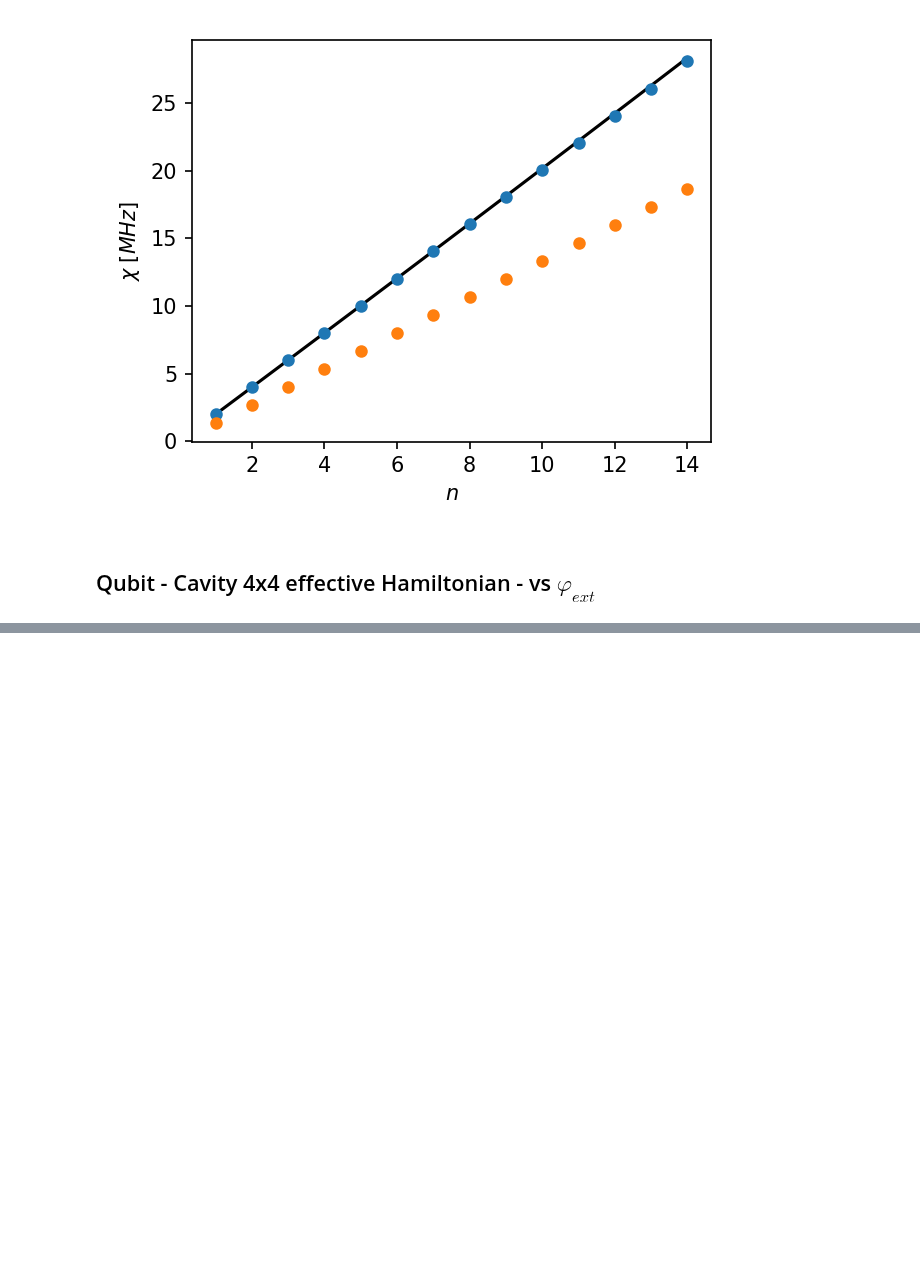
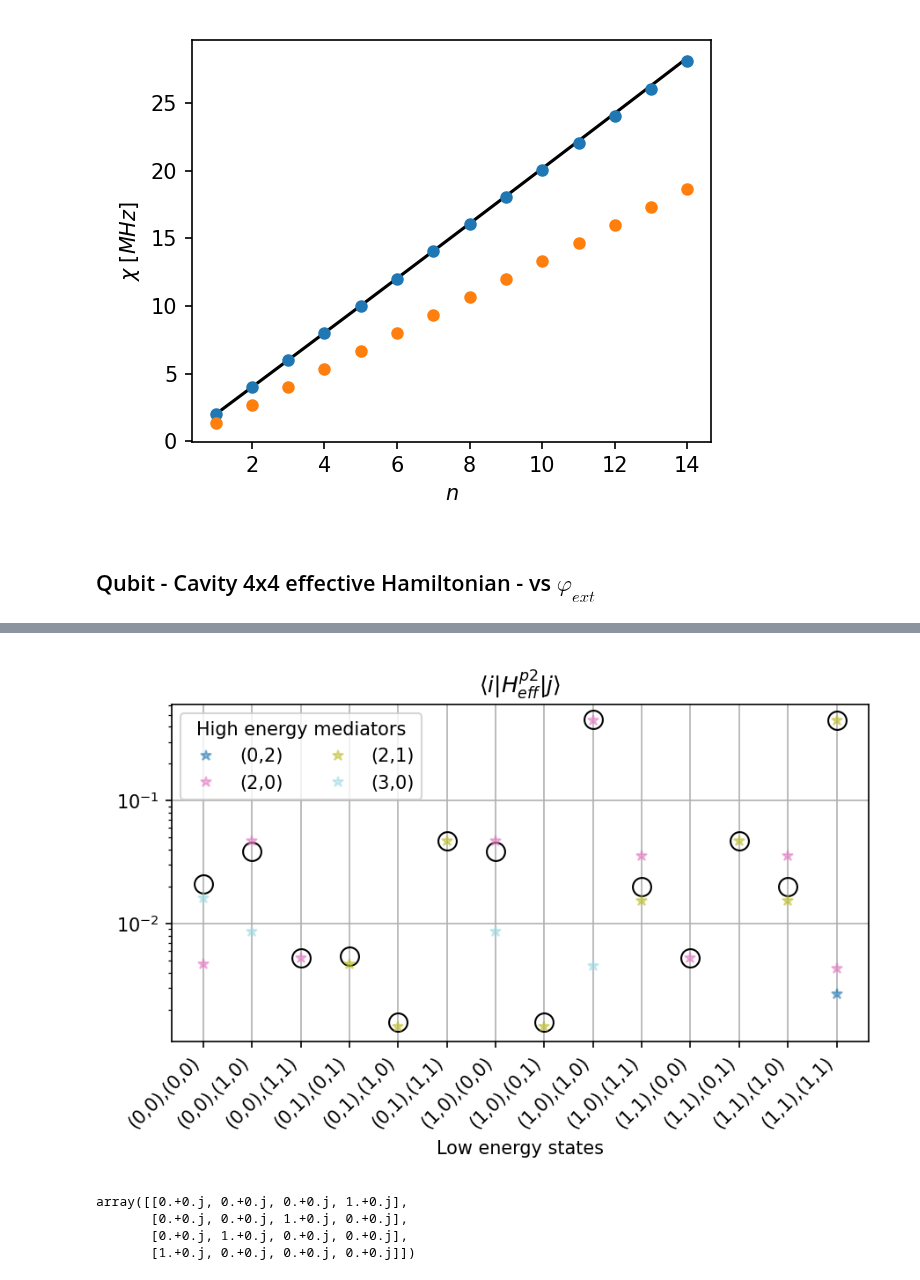
Before and after one commit to GabrielJauma/tunable-capacitive-coupling-flux-qubits, a Jupyter notebook: uni_cell/unit_cell_effective_hamiltonians.ipynb, the cells around one changed output, grey strips where cells are left out. Cells and saved outputs as stored; diff of their text form; code cells hidden in the pictures; blank space fills up the shorter version.

```diff
--- a/uni_cell/unit_cell_effective_hamiltonians.ipynb
+++ b/uni_cell/unit_cell_effective_hamiltonians.ipynb
@@ -531,0 +570,4 @@ array([-0.000055358572, -0.000221411109, -0.000498088006, -0.000885273037, -0.00
+# %%
+sq_ext.plot_second_order_contributions_log(H_eff_decomp,labels_low, labels_high, figsize=[6,4], threshold=1e-3)
+# %% [output]
+[figure, added]
@@ -531,0 +576,7 @@ array([-0.000055358572, -0.000221411109, -0.000498088006, -0.000885273037, -0.00
+# %%
+np.kron(σ_x,σ_x)
+# %% [output]
+array([[0.+0.j, 0.+0.j, 0.+0.j, 1.+0.j],
+       [0.+0.j, 0.+0.j, 1.+0.j, 0.+0.j],
+       [0.+0.j, 1.+0.j, 0.+0.j, 0.+0.j],
+       [1.+0.j, 0.+0.j, 0.+0.j, 0.+0.j]])
```
Also changed, not shown: parts of 14 cells of this notebook, 2 other files.
